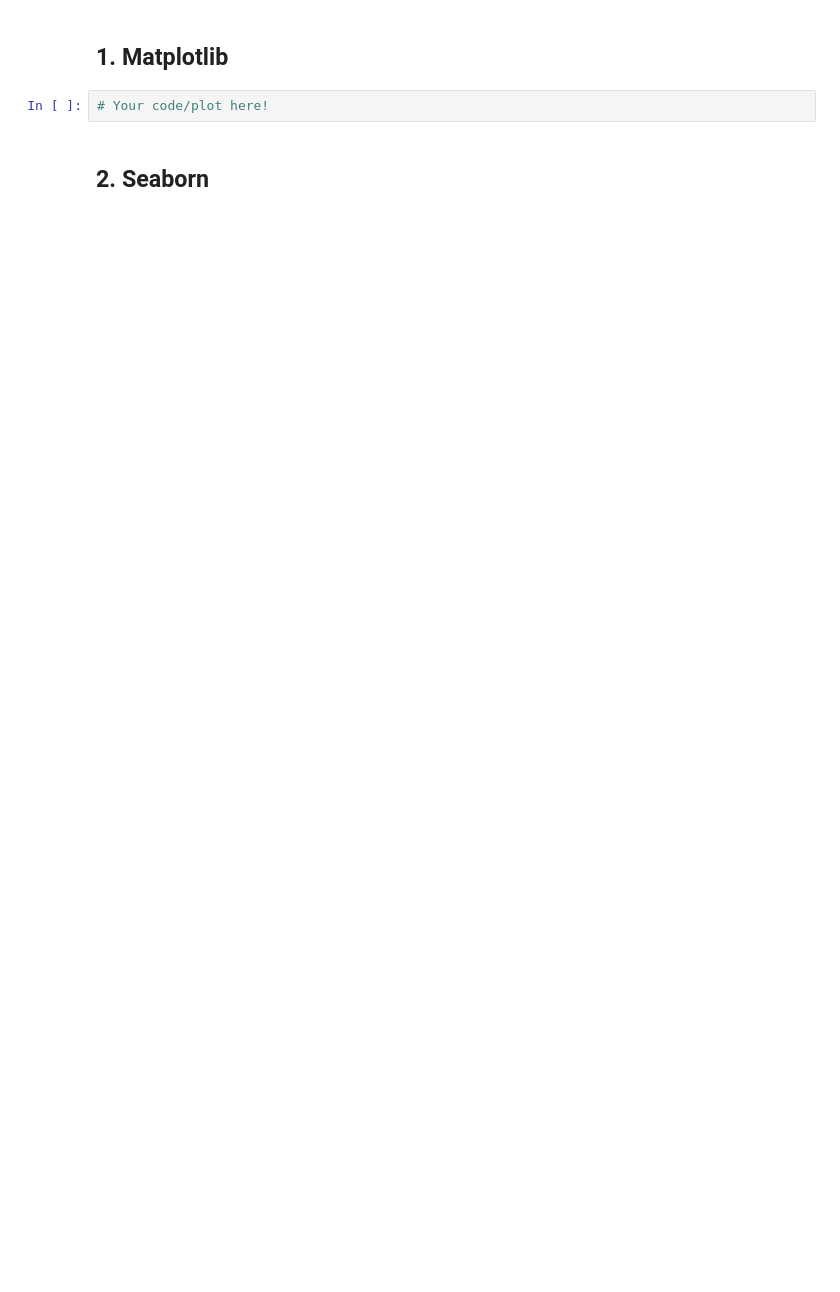
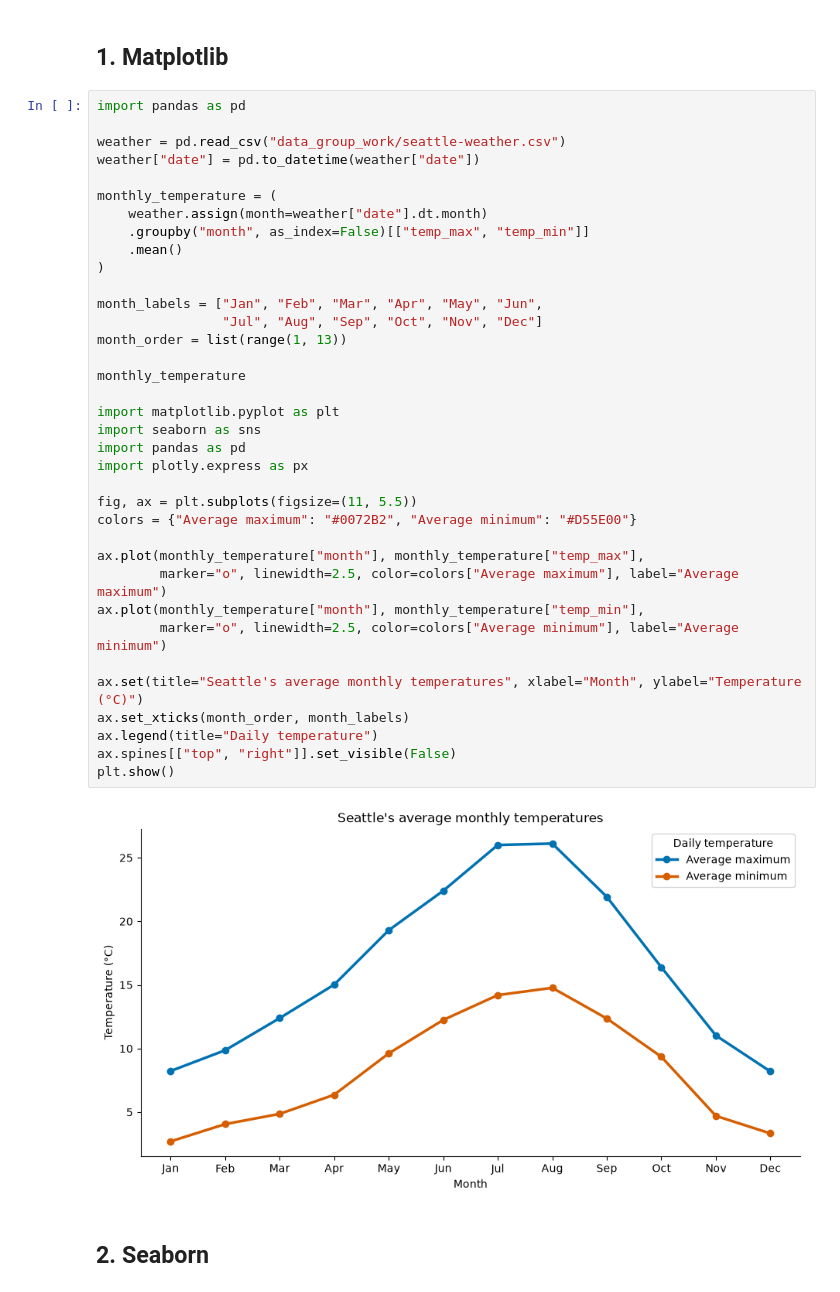
Before and after one commit to crsbln/ds-visualization-group-work, a Jupyter notebook: 2-visualisation-template.ipynb, the cells around one changed output. Saved outputs shown, nothing was run; the diff lists cells and outputs as text; blank space fills up the shorter version.

Commit message:
Owner's work from the Dropbox shelf (visualisation notebook dated 2026-09-11 18:37, never committed)
Co-Authored-By: Claude Opus 5.5 <noreply@anthropic.com>

```diff
--- a/2-visualisation-template.ipynb
+++ b/2-visualisation-template.ipynb
@@ -52,6 +54,42 @@ df_weather.head()
 # %% [markdown]
 ## 1. Matplotlib
-# %%
-# Your code/plot here!
+# %%
+import pandas as pd
+
+weather = pd.read_csv("data_group_work/seattle-weather.csv")
+weather["date"] = pd.to_datetime(weather["date"])
+
+monthly_temperature = (
+    weather.assign(month=weather["date"].dt.month)
+    .groupby("month", as_index=False)[["temp_max", "temp_min"]]
+    .mean()
+)
+
+month_labels = ["Jan", "Feb", "Mar", "Apr", "May", "Jun",
+                "Jul", "Aug", "Sep", "Oct", "Nov", "Dec"]
+month_order = list(range(1, 13))
+
+monthly_temperature
+
+import matplotlib.pyplot as plt
+import seaborn as sns
+import pandas as pd
+import plotly.express as px
+
+fig, ax = plt.subplots(figsize=(11, 5.5))
+colors = {"Average maximum": "#0072B2", "Average minimum": "#D55E00"}
+
+ax.plot(monthly_temperature["month"], monthly_temperature["temp_max"],
+        marker="o", linewidth=2.5, color=colors["Average maximum"], label="Average maximum")
+ax.plot(monthly_temperature["month"], monthly_temperature["temp_min"],
+        marker="o", linewidth=2.5, color=colors["Average minimum"], label="Average minimum")
+
+ax.set(title="Seattle's average monthly temperatures", xlabel="Month", ylabel="Temperature (°C)")
+ax.set_xticks(month_order, month_labels)
+ax.legend(title="Daily temperature")
+ax.spines[["top", "right"]].set_visible(False)
+plt.show()
+# %% [output]
+[figure, added]
 # %% [markdown]
 ## 2. Seaborn
```
Also changed, not shown: parts of 5 cells of this notebook.
